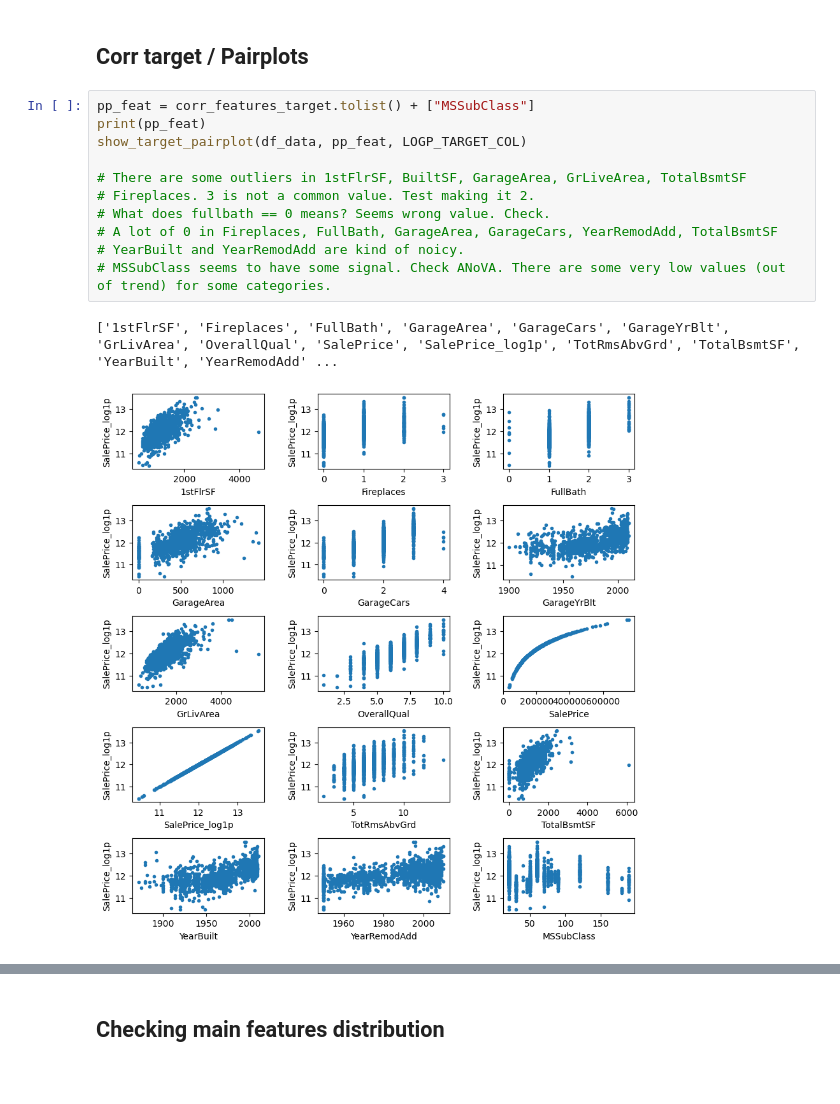
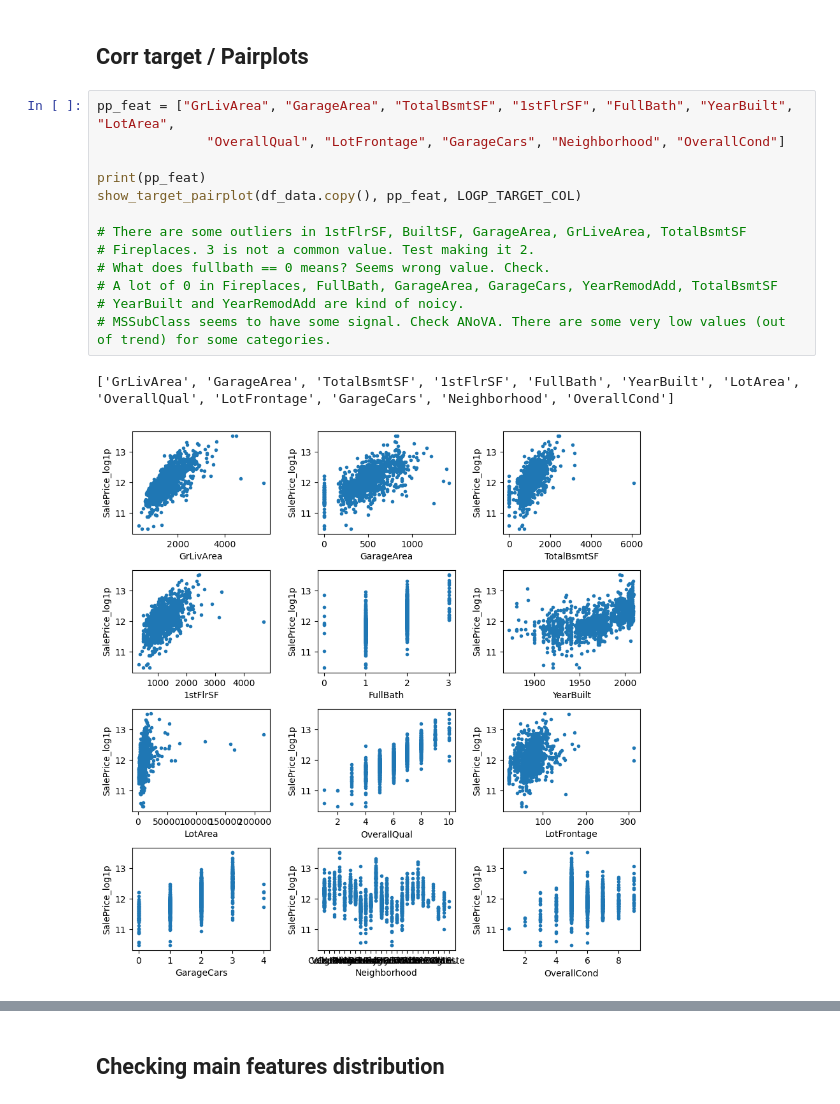
Before and after one commit to javrudsky/machine_learning, a Jupyter notebook: kaggle/housing/housing_v2.ipynb, the cells around one changed output, grey strips where cells are left out. Drawn from its saved outputs; the diff is of its cells as text; blank space fills up the shorter version.

```diff
--- a/kaggle/housing/housing_v2.ipynb
+++ b/kaggle/housing/housing_v2.ipynb
@@ -1481,16 +1579,18 @@ MI BuiltRatio: [0.10329675]
 # %% [markdown]
 ## Corr target / Pairplots
 # %%
-pp_feat = corr_features_target.tolist() + ["MSSubClass"]
+pp_feat = ["GrLivArea", "GarageArea", "TotalBsmtSF", "1stFlrSF", "FullBath", "YearBuilt", "LotArea",
+              "OverallQual", "LotFrontage", "GarageCars", "Neighborhood", "OverallCond"]
+
 print(pp_feat)
-show_target_pairplot(df_data, pp_feat, LOGP_TARGET_COL)
+show_target_pairplot(df_data.copy(), pp_feat, LOGP_TARGET_COL)
 
 # There are some outliers in 1stFlrSF, BuiltSF, GarageArea, GrLiveArea, TotalBsmtSF
 # Fireplaces. 3 is not a common value. Test making it 2.
 # What does fullbath == 0 means? Seems wrong value. Check.
 # A lot of 0 in Fireplaces, FullBath, GarageArea, GarageCars, YearRemodAdd, TotalBsmtSF
 # YearBuilt and YearRemodAdd are kind of noicy.
 # MSSubClass seems to have some signal. Check ANoVA. There are some very low values (out of trend) for some categories.
 # %% [output]
-['1stFlrSF', 'Fireplaces', 'FullBath', 'GarageArea', 'GarageCars', 'GarageYrBlt', 'GrLivArea', 'OverallQual', 'SalePrice', 'SalePrice_log1p', 'TotRmsAbvGrd', 'TotalBsmtSF', 'YearBuilt', 'YearRemodAdd' ...
+['GrLivArea', 'GarageArea', 'TotalBsmtSF', '1stFlrSF', 'FullBath', 'YearBuilt', 'LotArea', 'OverallQual', 'LotFrontage', 'GarageCars', 'Neighborhood', 'OverallCond']
-[figure, old version]
+[figure, new version]
```
Also changed, not shown: parts of 134 cells of this notebook, 1 other file.
